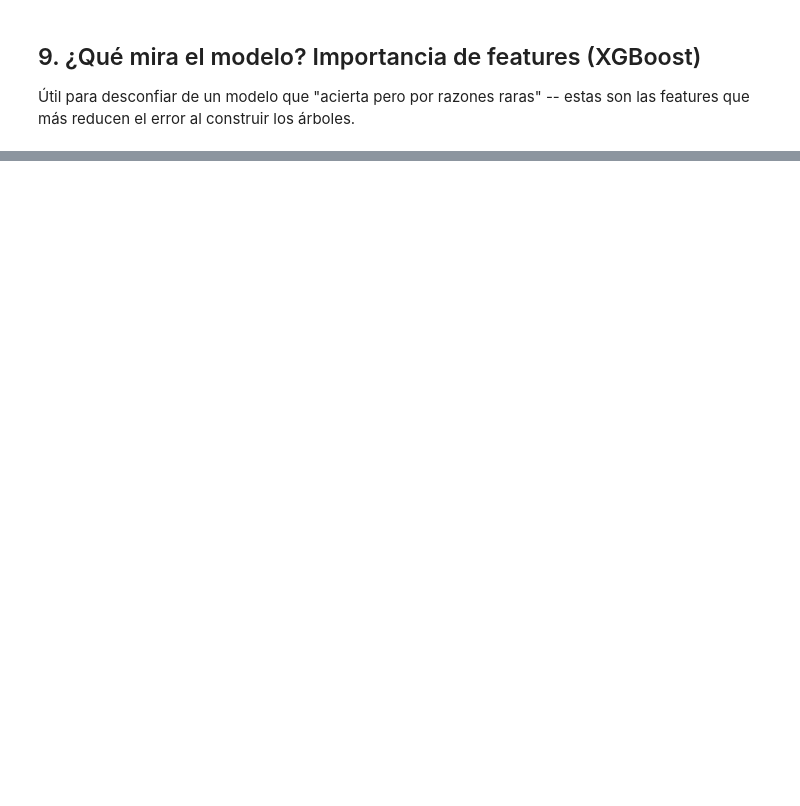
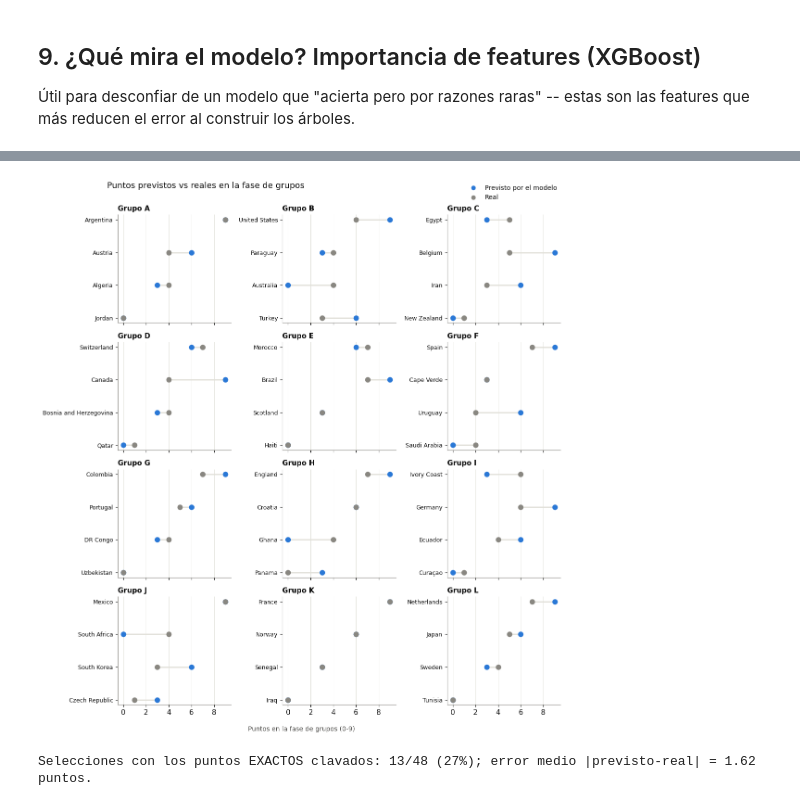
Before and after one commit to danielcangomez/wc2026-match-predictor, a Jupyter notebook: notebooks/06_resumen_visual_portfolio.ipynb, the cells around one changed output, grey strips where cells are left out. Cells and saved outputs as stored; diff of their text form; code cells hidden in the pictures; blank space fills up the shorter version.

```diff
--- a/notebooks/06_resumen_visual_portfolio.ipynb
+++ b/notebooks/06_resumen_visual_portfolio.ipynb
@@ -510,0 +761,58 @@ else:
+# %%
+import networkx as nx
+
+df_g = pd.read_csv(DIR_RESULTS / "predicciones_fase_grupos.csv", parse_dates=["fecha"])
+
+# Reconstruir los 12 grupos desde los propios partidos (camarillas de 4)
+grafo = nx.Graph()
+for _, f in df_g.iterrows():
+    grafo.add_edge(f["equipo_local"], f["equipo_visitante"])
+camarillas = [c for c in nx.enumerate_all_cliques(grafo) if len(c) == 4]
+usados, grupos = set(), []
+for c in camarillas:
+    if not (set(c) & usados):
+        grupos.append(sorted(c)); usados.update(c)
+grupos = sorted(grupos, key=lambda g: g[0])
+
+def puntos_por_equipo(df, col_resultado):
+    pts = {}
+    for _, f in df.iterrows():
+        r = f[col_resultado]
+        pl, pv = (3, 0) if r == "LOCAL" else ((0, 3) if r == "VISITANTE" else (1, 1))
+        pts[f["equipo_local"]] = pts.get(f["equipo_local"], 0) + pl
+        pts[f["equipo_visitante"]] = pts.get(f["equipo_visitante"], 0) + pv
+    return pts
+
+pts_prev = puntos_por_equipo(df_g, "resultado_1x2_previsto")
+pts_real = puntos_por_equipo(df_g, "resultado_1x2_real")
+
+fig, axes = plt.subplots(4, 3, figsize=(11.5, 12), sharex=True)
+for k, (ax, grupo) in enumerate(zip(axes.ravel(), grupos)):
+    equipos = sorted(grupo, key=lambda e: pts_real.get(e, 0))
+    for y, eq in enumerate(equipos):
+        pr, re = pts_prev.get(eq, 0), pts_real.get(eq, 0)
+        ax.plot([pr, re], [y, y], color=GRIS_CLARO, linewidth=2, zorder=1)
+        ax.scatter([pr], [y], s=55, color=AZUL, zorder=2)
+        ax.scatter([re], [y], s=55, color=GRIS, zorder=2)
+    ax.set_yticks(range(len(equipos)), equipos, fontsize=9)
+    ax.set_title(f"Grupo {chr(65 + k)}", loc="left", fontsize=11, color=TINTA, fontweight="bold")
+    ax.set_xlim(-0.5, 9.5)
+    ax.grid(axis="x", color=GRIS_CLARO, linewidth=0.6)
+    ax.set_axisbelow(True)
+from matplotlib.lines import Line2D
+fig.legend(handles=[
+    Line2D([], [], marker="o", linestyle="", color=AZUL, label="Previsto por el modelo"),
+    Line2D([], [], marker="o", linestyle="", color=GRIS, label="Real"),
+], loc="upper right", frameon=False, fontsize=10, bbox_to_anchor=(0.99, 1.005))
+fig.suptitle("Puntos previstos vs reales en la fase de grupos", fontsize=13, color=TINTA, y=1.0, x=0.32)
+fig.supxlabel("Puntos en la fase de grupos (0-9)", fontsize=10, color="#52514e")
+plt.tight_layout()
+plt.show()
+
+clavados = sum(1 for eq in pts_real if pts_prev.get(eq, 0) == pts_real[eq])
+print(f"Selecciones con los puntos EXACTOS clavados: {clavados}/{len(pts_real)} "
+      f"({clavados / len(pts_real):.0%}); error medio |previsto-real| = "
+      f"{np.mean([abs(pts_prev.get(e, 0) - pts_real[e]) for e in pts_real]):.2f} puntos.")
+# %% [output]
+[figure, added]
+Selecciones con los puntos EXACTOS clavados: 13/48 (27%); error medio |previsto-real| = 1.62 puntos.
```
Also changed, not shown: parts of 36 cells of this notebook, 7 other files.
